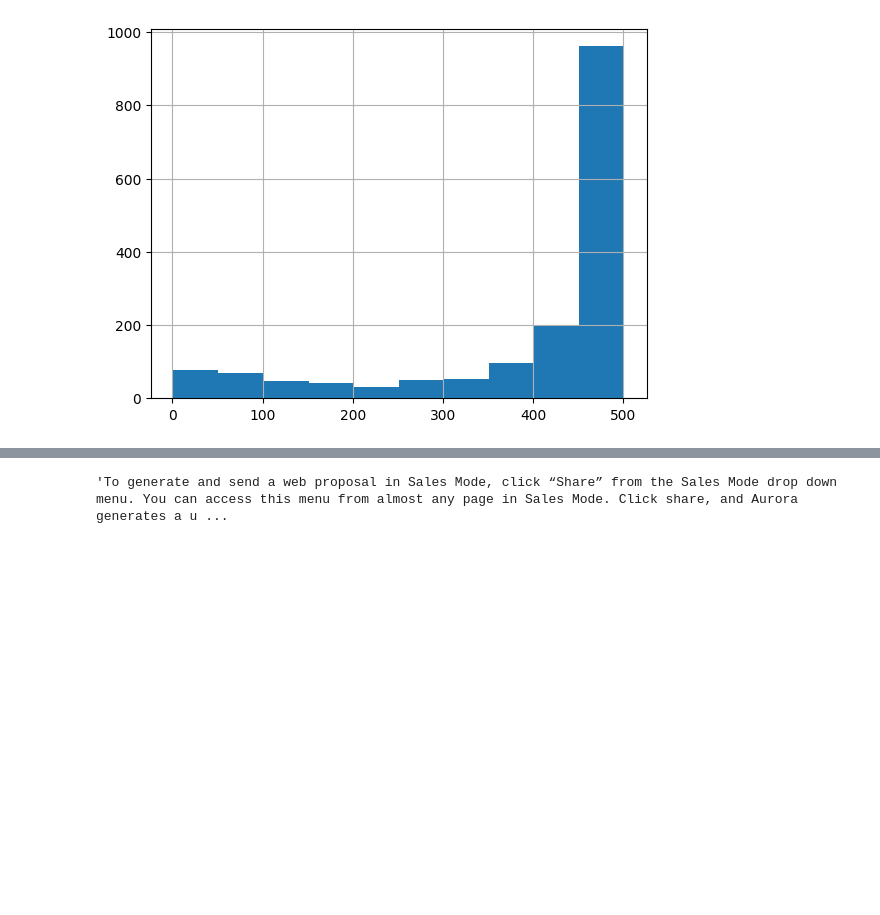
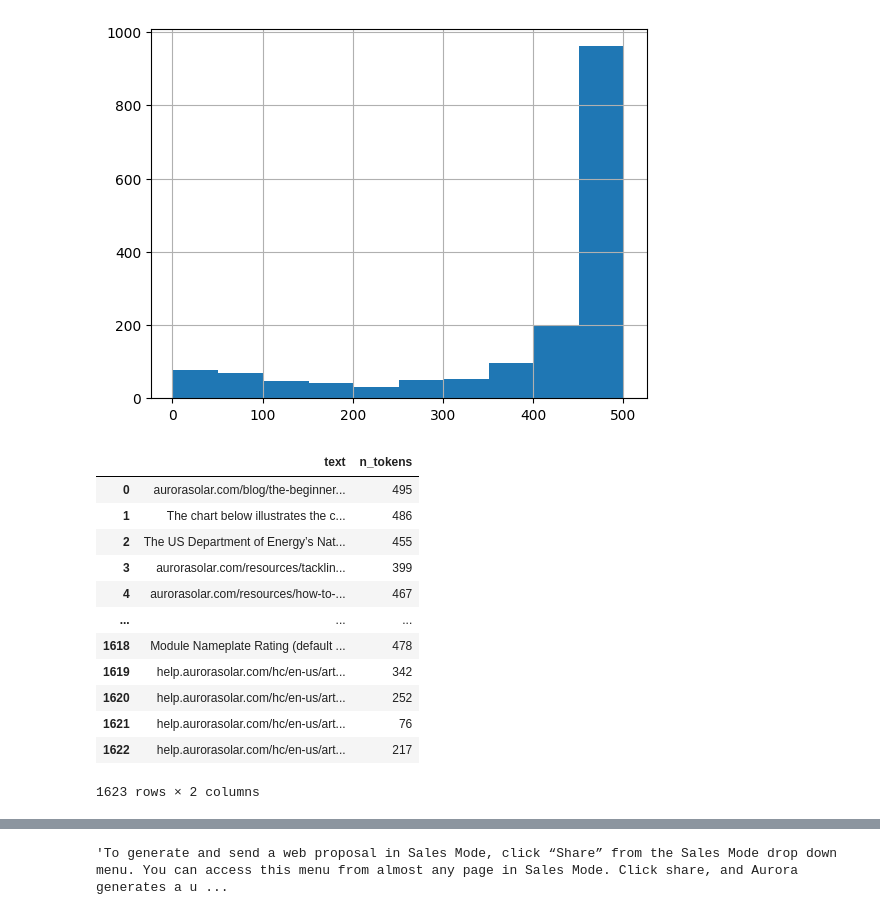
Before and after one commit to erichmond-aurorasolar/chatgpt-help-center, a Jupyter notebook: web-qa.ipynb, the cells around one changed output, grey strips where cells are left out. Drawn from its saved outputs; the diff is of its cells as text; code cells hidden in the pictures; blank space fills up the shorter version.

```diff
--- a/web-qa.ipynb
+++ b/web-qa.ipynb
@@ -341,5 +357,21 @@ df.n_tokens.hist()
 # %% [output]
 <AxesSubplot: >
 [figure]
+# %%
+df
+# %% [output]
+|  | text | n_tokens |
+| 0 | aurorasolar.com/blog/the-beginner... | 495 |
+| 1 | The chart below illustrates the c... | 486 |
+| 2 | The US Department of Energy’s Nat... | 455 |
+| 3 | aurorasolar.com/resources/tacklin... | 399 |
+| 4 | aurorasolar.com/resources/how-to-... | 467 |
+| ... | ... | ... |
+| 1618 | Module Nameplate Rating (default ... | 478 |
+| 1619 | help.aurorasolar.com/hc/en-us/art... | 342 |
+| 1620 | help.aurorasolar.com/hc/en-us/art... | 252 |
+| 1621 | help.aurorasolar.com/hc/en-us/art... | 76 |
+| 1622 | help.aurorasolar.com/hc/en-us/art... | 217 |
+1623 rows × 2 columns
 # %%
 import openai
```
Also changed, not shown: parts of 3 cells of this notebook.
